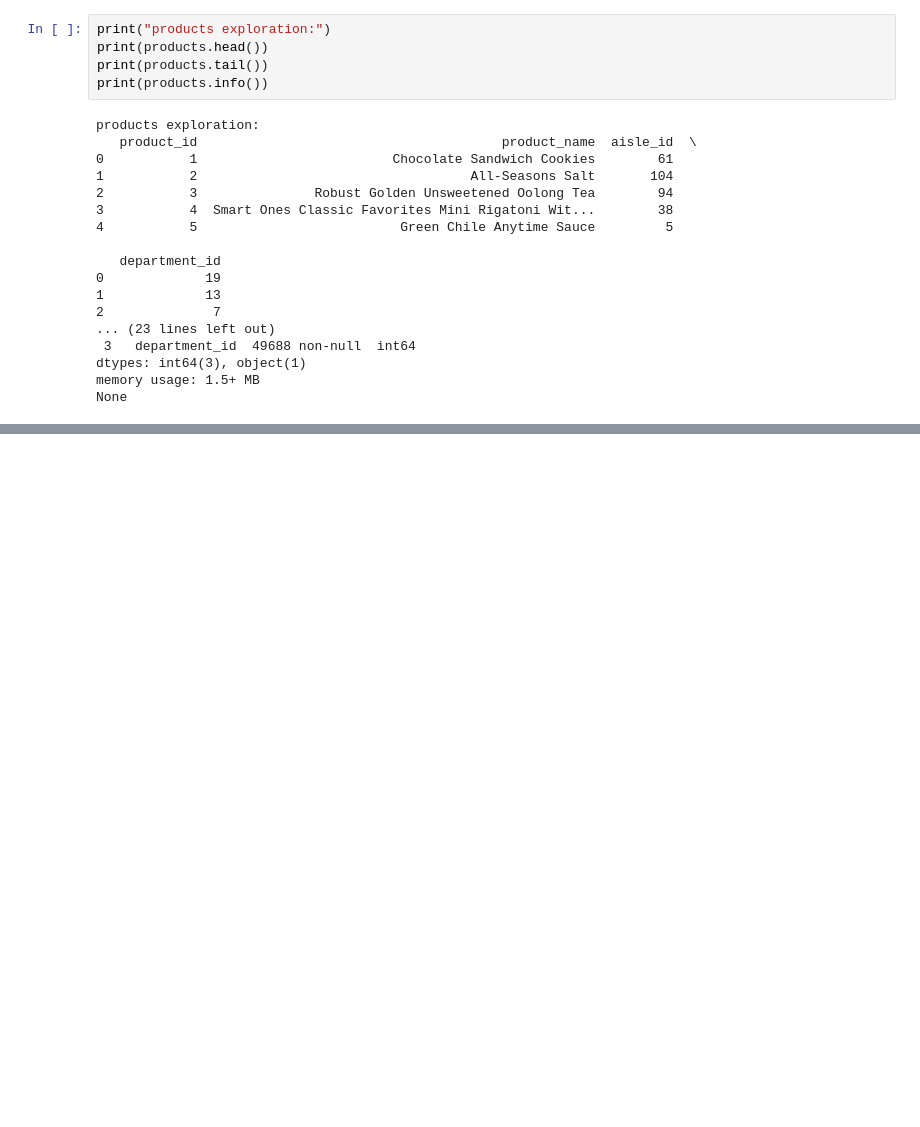
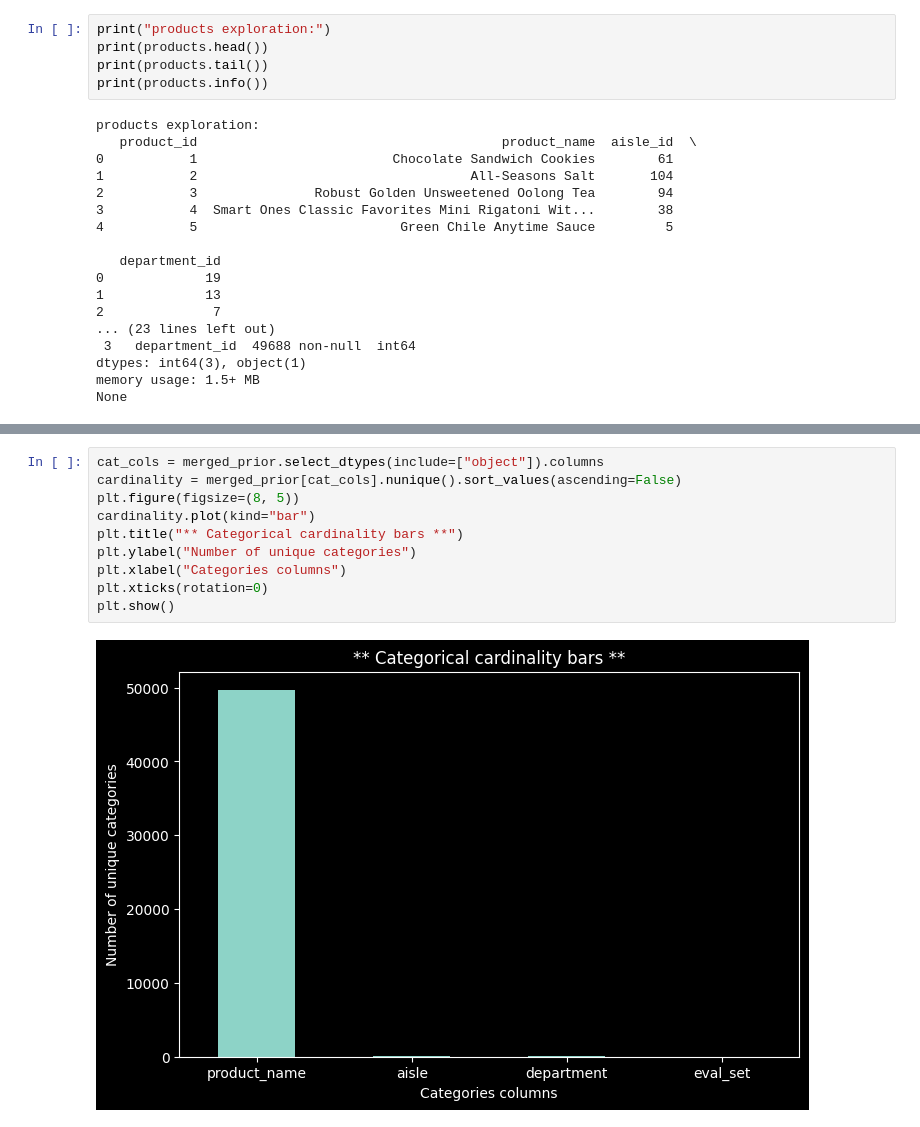
Before and after one commit to frieh7/Fall2025_DS230_Final-project, a Jupyter notebook: main.ipynb, the cells around one changed output, grey strips where cells are left out. Cells and saved outputs as stored; diff of their text form; blank space fills up the shorter version.

```diff
--- a/main.ipynb
+++ b/main.ipynb
@@ -226,0 +237,12 @@ plt.show()
+# %%
+cat_cols = merged_prior.select_dtypes(include=["object"]).columns
+cardinality = merged_prior[cat_cols].nunique().sort_values(ascending=False)
+plt.figure(figsize=(8, 5))
+cardinality.plot(kind="bar")
+plt.title("** Categorical cardinality bars **")
+plt.ylabel("Number of unique categories")
+plt.xlabel("Categories columns")
+plt.xticks(rotation=0)
+plt.show()
+# %% [output]
+[figure, added]
```
Also changed, not shown: parts of 9 cells of this notebook.
